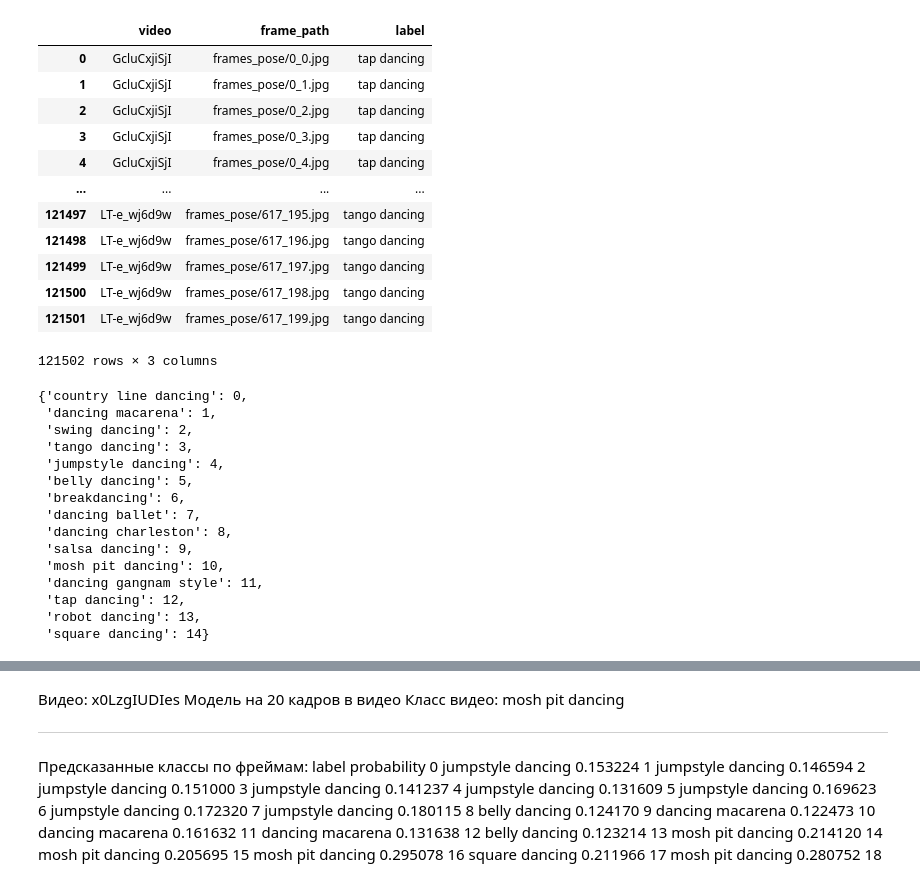
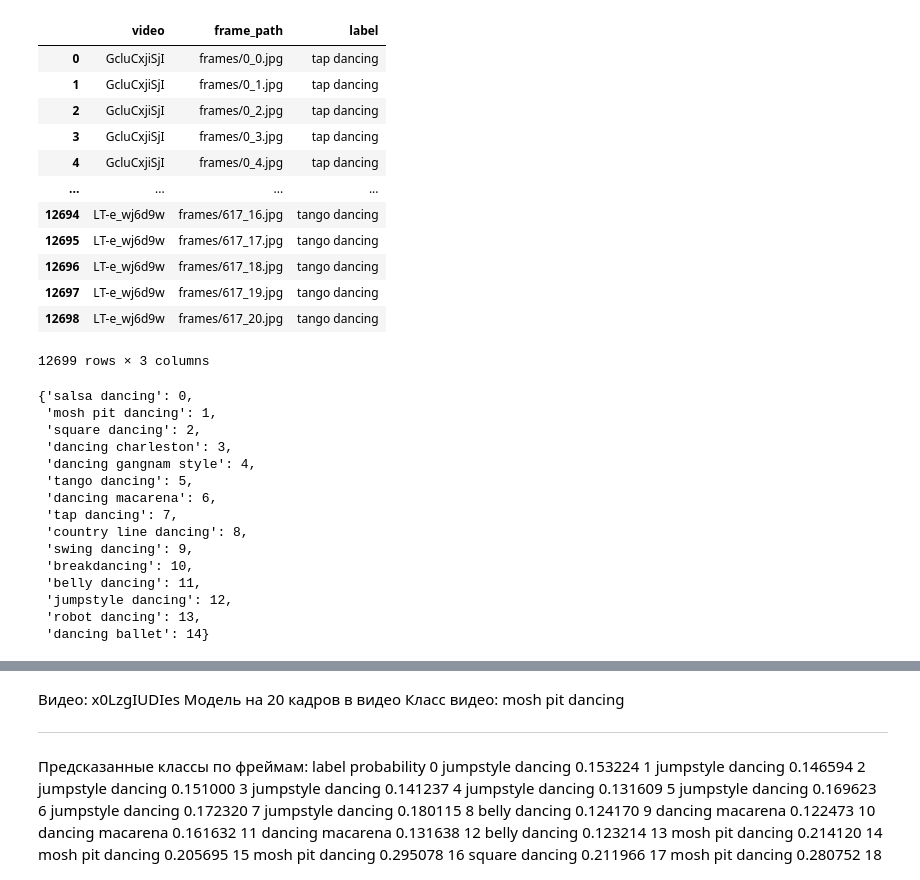
Before and after one commit to CoffeeTime66/pose_estimation, a Jupyter notebook: image_classifier.ipynb, the cells around one changed output, grey strips where cells are left out. Cells and saved outputs as stored; diff of their text form; code cells hidden in the pictures.

Commit message:
train/test split

```diff
--- a/image_classifier.ipynb
+++ b/image_classifier.ipynb
@@ -6,17 +16,18 @@ from sklearn.model_selection import train_test_split
 # %%
-frames_df = pd.read_csv('frames_pose.csv')
-frames_df
+train_df = pd.read_csv('train_frames.csv')
+test_df = pd.read_csv('test_frames.csv')
+train_df
 # %% [output]
 |  | video | frame_path | label |
-| 0 | GcluCxjiSjI | frames_pose/0_0.jpg | tap dancing |
-| 1 | GcluCxjiSjI | frames_pose/0_1.jpg | tap dancing |
-| 2 | GcluCxjiSjI | frames_pose/0_2.jpg | tap dancing |
-| 3 | GcluCxjiSjI | frames_pose/0_3.jpg | tap dancing |
-| 4 | GcluCxjiSjI | frames_pose/0_4.jpg | tap dancing |
+| 0 | GcluCxjiSjI | frames/0_0.jpg | tap dancing |
+| 1 | GcluCxjiSjI | frames/0_1.jpg | tap dancing |
+| 2 | GcluCxjiSjI | frames/0_2.jpg | tap dancing |
+| 3 | GcluCxjiSjI | frames/0_3.jpg | tap dancing |
+| 4 | GcluCxjiSjI | frames/0_4.jpg | tap dancing |
 | ... | ... | ... | ... |
-| 121497 | LT-e_wj6d9w | frames_pose/617_195.jpg | tango dancing |
-| 121498 | LT-e_wj6d9w | frames_pose/617_196.jpg | tango dancing |
-| 121499 | LT-e_wj6d9w | frames_pose/617_197.jpg | tango dancing |
-| 121500 | LT-e_wj6d9w | frames_pose/617_198.jpg | tango dancing |
-| 121501 | LT-e_wj6d9w | frames_pose/617_199.jpg | tango dancing |
+| 12694 | LT-e_wj6d9w | frames/617_16.jpg | tango dancing |
+| 12695 | LT-e_wj6d9w | frames/617_17.jpg | tango dancing |
+| 12696 | LT-e_wj6d9w | frames/617_18.jpg | tango dancing |
+| 12697 | LT-e_wj6d9w | frames/617_19.jpg | tango dancing |
+| 12698 | LT-e_wj6d9w | frames/617_20.jpg | tango dancing |
-121502 rows × 3 columns
+12699 rows × 3 columns
@@ -27,18 +45,18 @@ label_to_int = {label_name: i for i, label_name in enumerate(set(frames_df['labe
 # %%
-label_to_int
+label_train_to_int
 # %% [output]
-{'country line dancing': 0,
- 'dancing macarena': 1,
- 'swing dancing': 2,
- 'tango dancing': 3,
- 'jumpstyle dancing': 4,
- 'belly dancing': 5,
- 'breakdancing': 6,
- 'dancing ballet': 7,
- 'dancing charleston': 8,
- 'salsa dancing': 9,
- 'mosh pit dancing': 10,
- 'dancing gangnam style': 11,
- 'tap dancing': 12,
+{'salsa dancing': 0,
+ 'mosh pit dancing': 1,
+ 'square dancing': 2,
+ 'dancing charleston': 3,
+ 'dancing gangnam style': 4,
+ 'tango dancing': 5,
+ 'dancing macarena': 6,
+ 'tap dancing': 7,
+ 'country line dancing': 8,
+ 'swing dancing': 9,
+ 'breakdancing': 10,
+ 'belly dancing': 11,
+ 'jumpstyle dancing': 12,
  'robot dancing': 13,
- 'square dancing': 14}
+ 'dancing ballet': 14}
```
Also changed, not shown: parts of 31 cells of this notebook, 2 other files.
